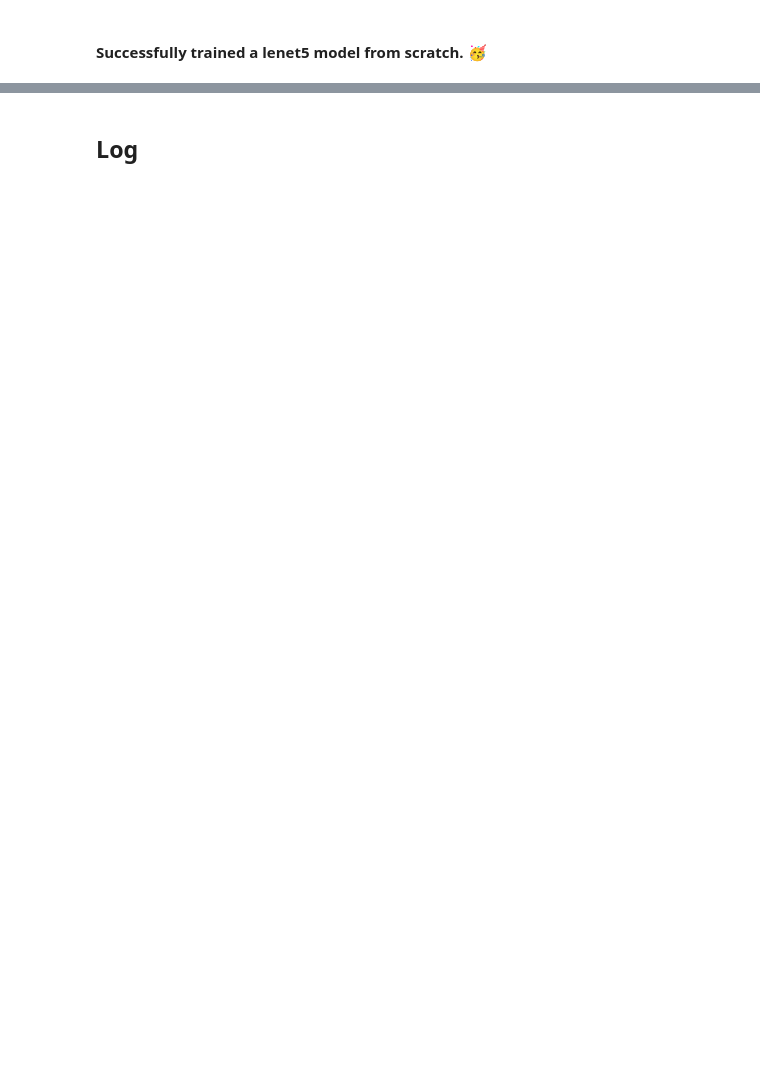
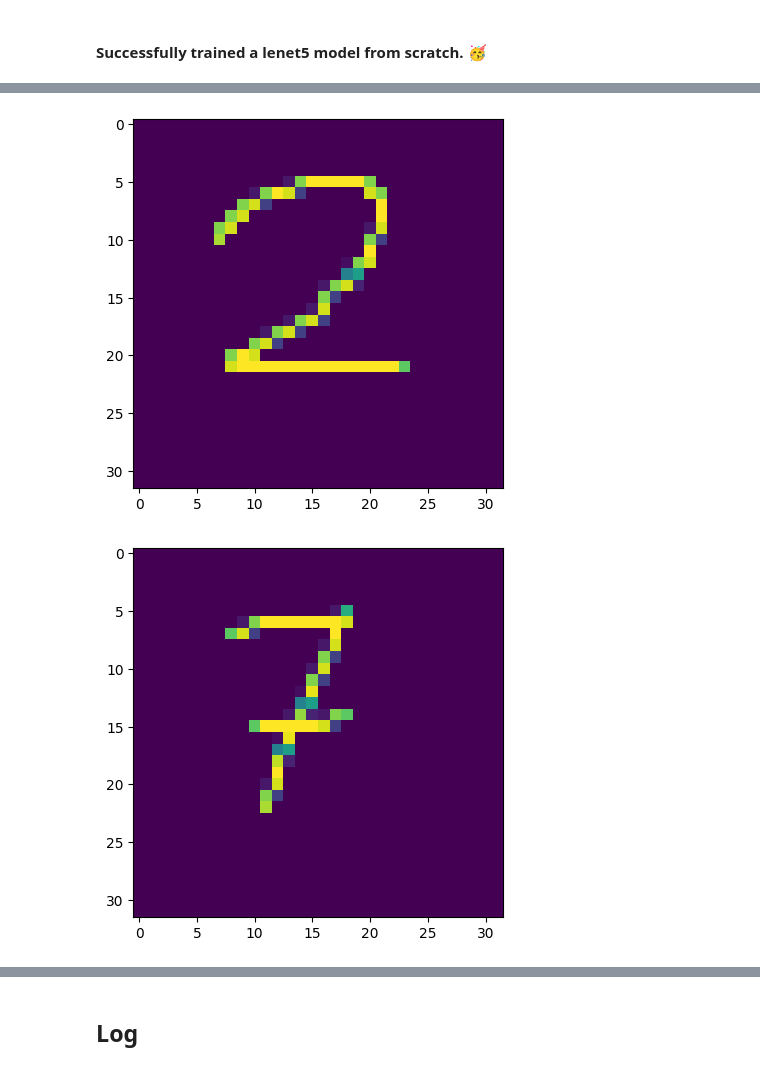
Before and after one commit to OmPanchal/lenet-using-tensorflow, a Jupyter notebook: Lenet.ipynb, the cells around one changed output, grey strips where cells are left out. Cells and saved outputs as stored; diff of their text form; code cells hidden in the pictures; blank space fills up the shorter version.

```diff
--- a/Lenet.ipynb
+++ b/Lenet.ipynb
@@ -1180,0 +1197,7 @@ for pred, true in zip(predictions, labels):
+# %%
+for i in test_samples_ds:
+    plt.imshow(i)
+    plt.show()
+# %% [output]
+[figure, added]
+[figure, added]
```
Also changed, not shown: parts of 35 cells of this notebook.
